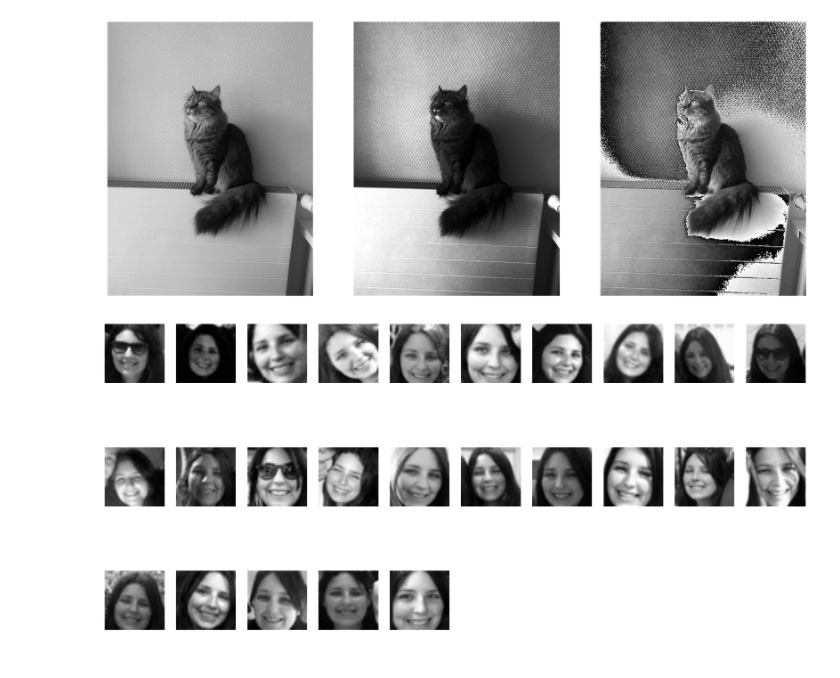
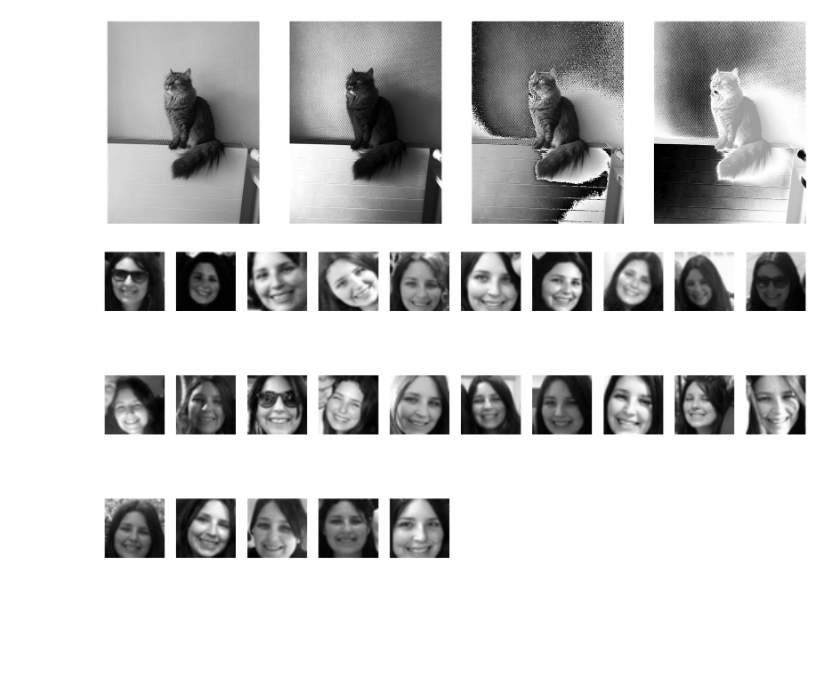
Before and after one commit to justayak/computer_vision_ws2015, a Jupyter notebook: play/computer_vision.ipynb, the cells around one changed output. Drawn from its saved outputs; the diff is of its cells as text; code cells hidden in the pictures; blank space fills up the shorter version.

```diff
--- a/play/computer_vision.ipynb
+++ b/play/computer_vision.ipynb
@@ -1,25 +1,27 @@
 # %%
 # learning computer vision
 %matplotlib inline
 import matplotlib.pyplot as plt
 from PIL import Image
 import numpy as np
 
 # import my modules
 import sys
 sys.path.append('/home/julian/dev/computer_vision_ws2015/')
 
 import juvis as jv
 # end import my modules
 
 im = np.array(Image.open('smila.png').convert('L'))
 im2, cdf = jv.histeq(im)
 
 im3 = jv.compute_average([im, im2])
 
-jv.paint_mats([im, im2, im3])
+im4 = im - im2
+
+jv.paint_mats([im, im2, im3, im4])
 # %% [output]
-[figure, old version]
+[figure, new version]
 # %%
 Ma_Face = jv.load_images_as_mat("ma_face", "thb", gray=True)
 
```
